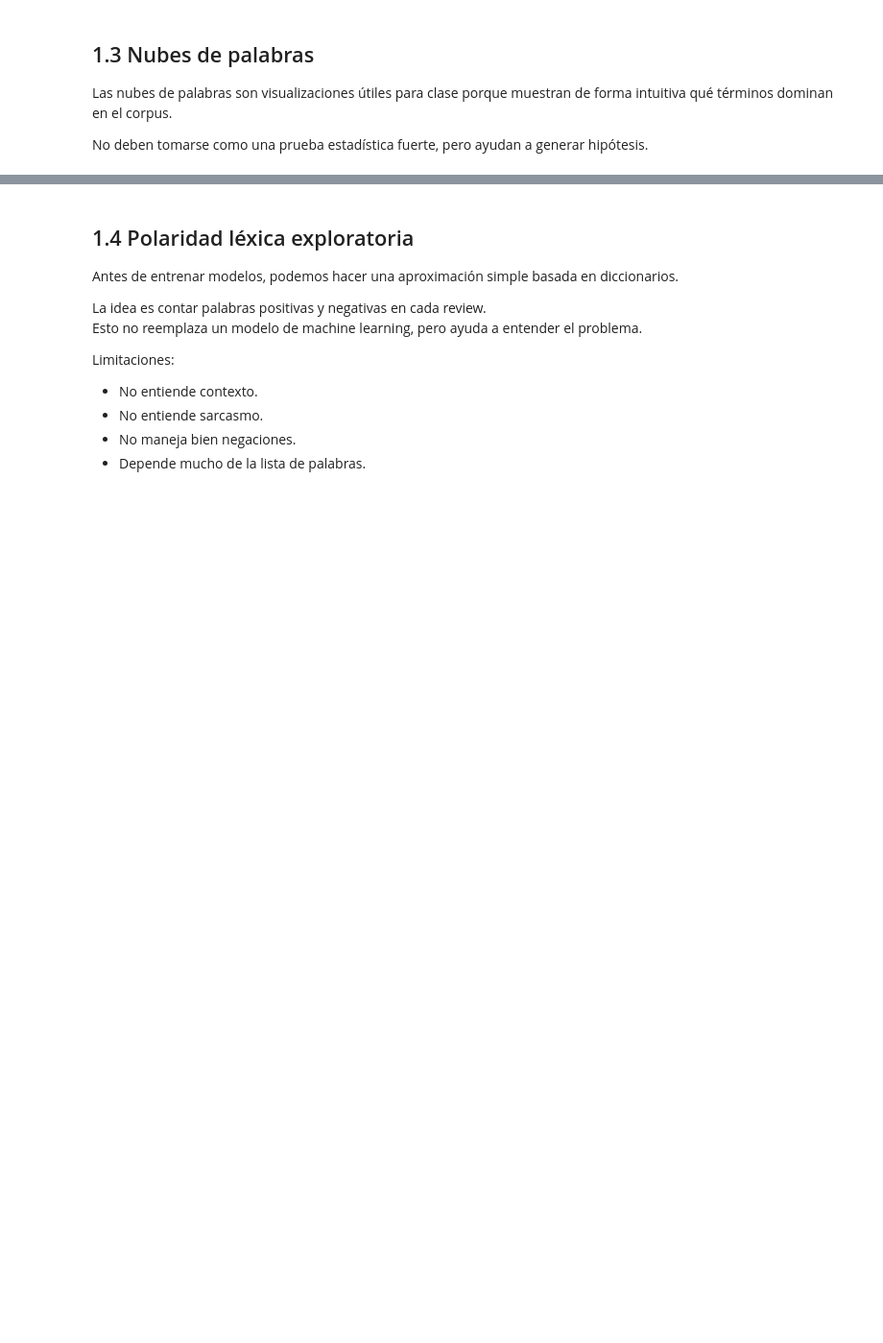
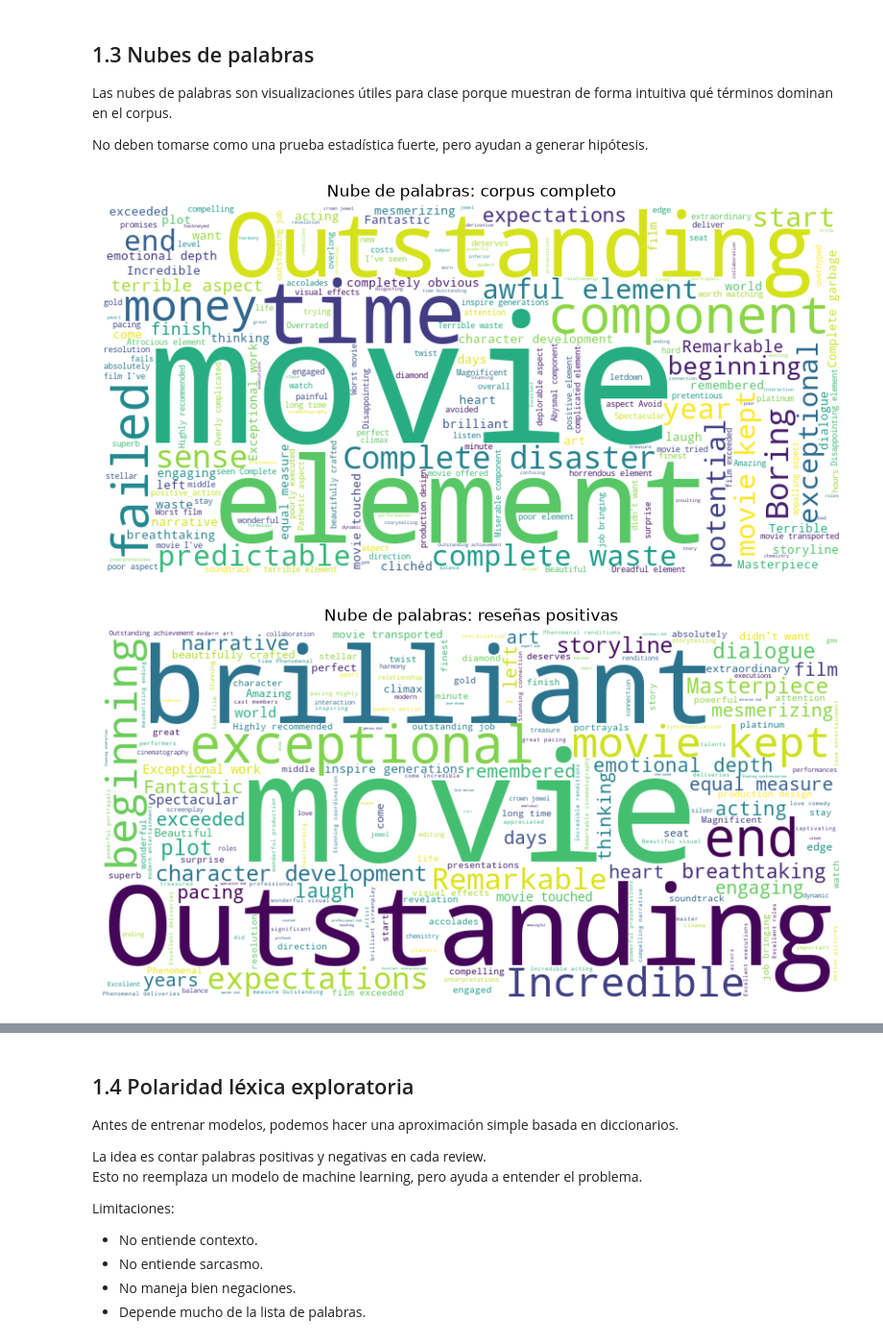
Before and after one commit to fanovoa/phytonFundamentosEstadistica, a Jupyter notebook: NLP/NLP_Session_3/assignment_NLP_IMDB.ipynb, the cells around one changed output, grey strips where cells are left out. Shown at 96% size. Saved outputs shown, nothing was run; the diff lists cells and outputs as text; code cells hidden in the pictures; blank space fills up the shorter version.

```diff
--- a/NLP/NLP_Session_3/assignment_NLP_IMDB.ipynb
+++ b/NLP/NLP_Session_3/assignment_NLP_IMDB.ipynb
@@ -226,4 +469,19 @@ No deben tomarse como una prueba estadística fuerte, pero ayudan a generar hip
 # %%
 # TODO: Genere nubes de palabras del corpus completo, reviews positivas y negativas.
 # Pista: from wordcloud import WordCloud
-# ...
+def plot_wordcloud(texts, title):
+    texto = " ".join(texts)
+    wc = WordCloud(width=800, height=400, background_color="white",
+                   stopwords=ENGLISH_STOP_WORDS).generate(texto)
+    plt.figure(figsize=(10, 5))
+    plt.imshow(wc, interpolation="bilinear")
+    plt.axis("off")
+    plt.title(title)
+    plt.show()
+
+plot_wordcloud(df[TEXT_COL], "Nube de palabras: corpus completo")
+plot_wordcloud(df[df[LABEL_COL] == 1][TEXT_COL], "Nube de palabras: reseñas positivas")
+plot_wordcloud(df[df[LABEL_COL] == 0][TEXT_COL], "Nube de palabras: reseñas negativas")
+# %% [output]
+[figure, added]
+[figure, added]
```
Also changed, not shown: parts of 128 cells of this notebook, 7 other files.
